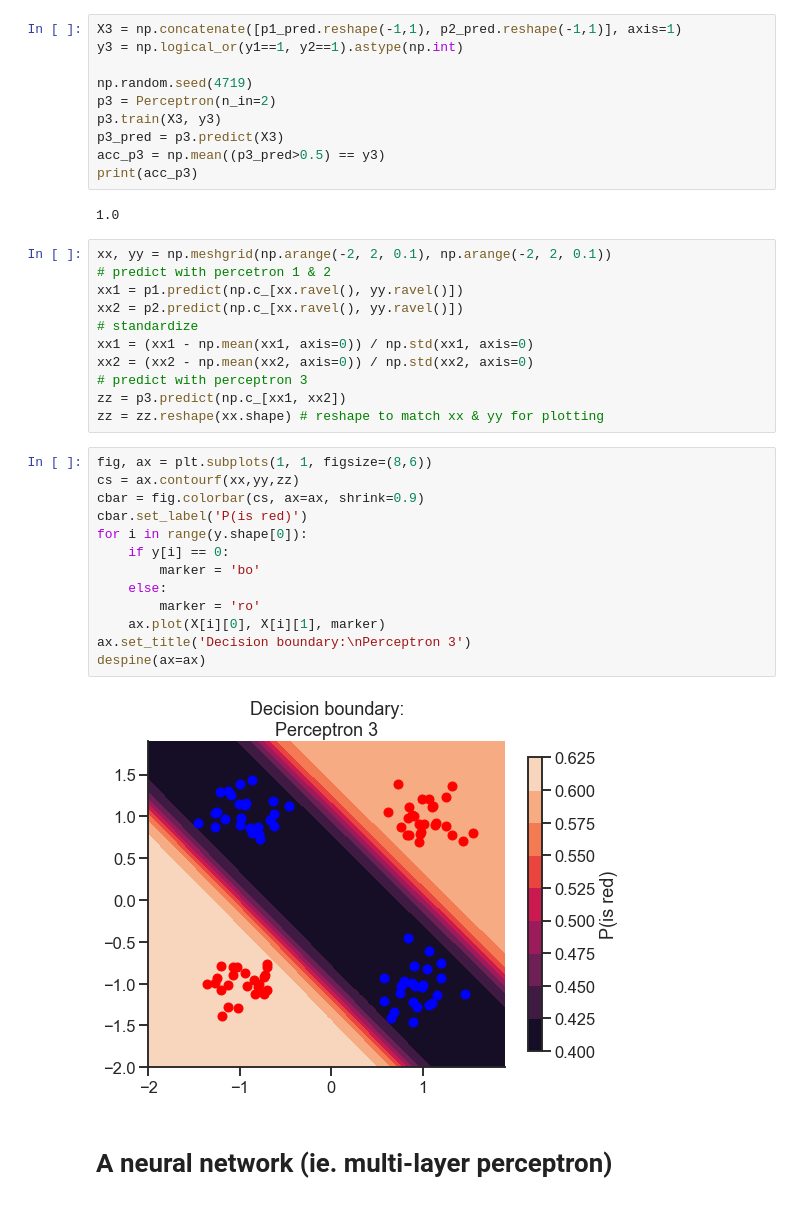
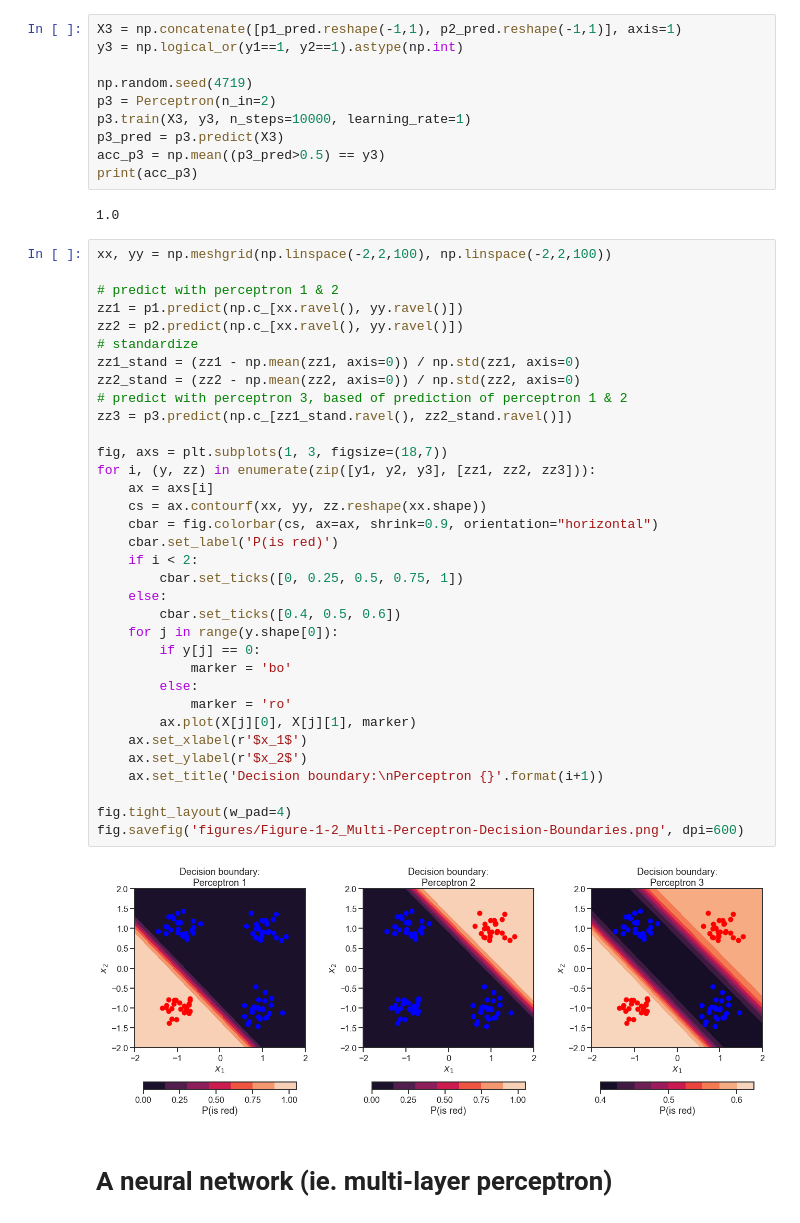
Before and after one commit to athms/deep-learning-basics, a Jupyter notebook: 1-Multilayer-Perceptron-Backpropagation.ipynb, the cells around one changed output. Cells and saved outputs as stored; diff of their text form.

```diff
--- a/1-Multilayer-Perceptron-Backpropagation.ipynb
+++ b/1-Multilayer-Perceptron-Backpropagation.ipynb
@@ -156,37 +163,47 @@ y3 = np.logical_or(y1==1, y2==1).astype(np.int)
 
 np.random.seed(4719)
 p3 = Perceptron(n_in=2)
-p3.train(X3, y3)
+p3.train(X3, y3, n_steps=10000, learning_rate=1)
 p3_pred = p3.predict(X3)
 acc_p3 = np.mean((p3_pred>0.5) == y3)
 print(acc_p3)
 # %% [output]
 1.0
-# %%
-xx, yy = np.meshgrid(np.arange(-2, 2, 0.1), np.arange(-2, 2, 0.1))
-# predict with percetron 1 & 2
-xx1 = p1.predict(np.c_[xx.ravel(), yy.ravel()])
-xx2 = p2.predict(np.c_[xx.ravel(), yy.ravel()])
-# standardize
-xx1 = (xx1 - np.mean(xx1, axis=0)) / np.std(xx1, axis=0)
-xx2 = (xx2 - np.mean(xx2, axis=0)) / np.std(xx2, axis=0)
-# predict with perceptron 3
-zz = p3.predict(np.c_[xx1, xx2])
-zz = zz.reshape(xx.shape) # reshape to match xx & yy for plotting
-# %%
-fig, ax = plt.subplots(1, 1, figsize=(8,6))
-cs = ax.contourf(xx,yy,zz)
-cbar = fig.colorbar(cs, ax=ax, shrink=0.9)
-cbar.set_label('P(is red)')
-for i in range(y.shape[0]):
-    if y[i] == 0:
-        marker = 'bo'
-    else:
-        marker = 'ro'
-    ax.plot(X[i][0], X[i][1], marker)
-ax.set_title('Decision boundary:\nPerceptron 3')
-despine(ax=ax)
-# %% [output]
-[figure, removed]
+# %%
+xx, yy = np.meshgrid(np.linspace(-2,2,100), np.linspace(-2,2,100))
+
+# predict with perceptron 1 & 2
+zz1 = p1.predict(np.c_[xx.ravel(), yy.ravel()])
+zz2 = p2.predict(np.c_[xx.ravel(), yy.ravel()])
+# standardize
+zz1_stand = (zz1 - np.mean(zz1, axis=0)) / np.std(zz1, axis=0)
+zz2_stand = (zz2 - np.mean(zz2, axis=0)) / np.std(zz2, axis=0)
+# predict with perceptron 3, based of prediction of perceptron 1 & 2
+zz3 = p3.predict(np.c_[zz1_stand.ravel(), zz2_stand.ravel()])
+
+fig, axs = plt.subplots(1, 3, figsize=(18,7))
+for i, (y, zz) in enumerate(zip([y1, y2, y3], [zz1, zz2, zz3])):
+    ax = axs[i]
+    cs = ax.contourf(xx, yy, zz.reshape(xx.shape))
+    cbar = fig.colorbar(cs, ax=ax, shrink=0.9, orientation="horizontal")
+    cbar.set_label('P(is red)')
+    if i < 2:
+        cbar.set_ticks([0, 0.25, 0.5, 0.75, 1])
+    else:
+        cbar.set_ticks([0.4, 0.5, 0.6])
+    for j in range(y.shape[0]):
+        if y[j] == 0:
+            marker = 'bo'
+        else:
+            marker = 'ro'
+        ax.plot(X[j][0], X[j][1], marker)
+    ax.set_xlabel(r'$x_1$')
+    ax.set_ylabel(r'$x_2$')
+    ax.set_title('Decision boundary:\nPerceptron {}'.format(i+1))
+
+fig.tight_layout(w_pad=4)
+fig.savefig('figures/Figure-1-2_Multi-Perceptron-Decision-Boundaries.png', dpi=600)
+# %% [output]
+[figure, added]
 # %% [markdown]
 # A neural network (ie. multi-layer perceptron)
```
Also changed, not shown: parts of 32 cells of this notebook.
